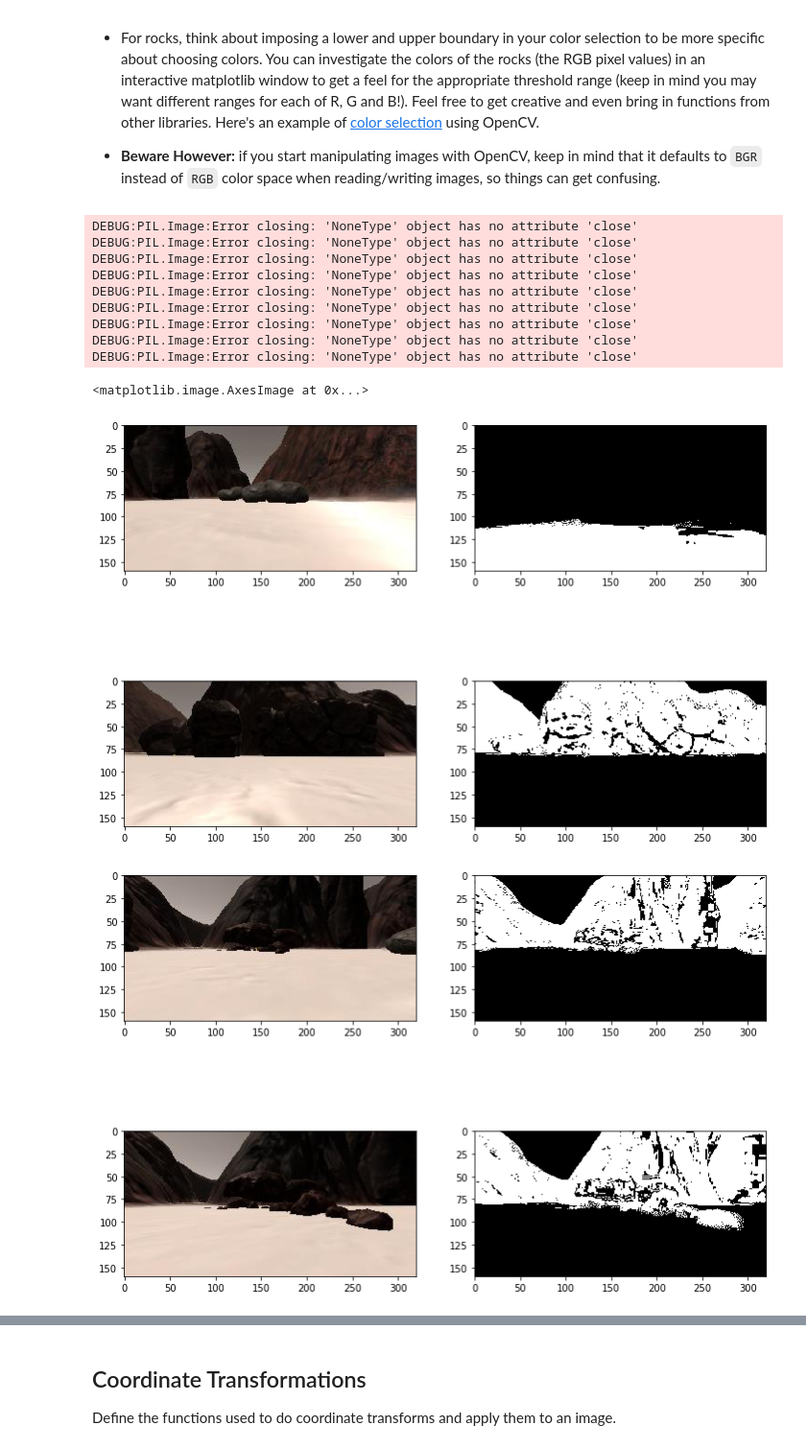
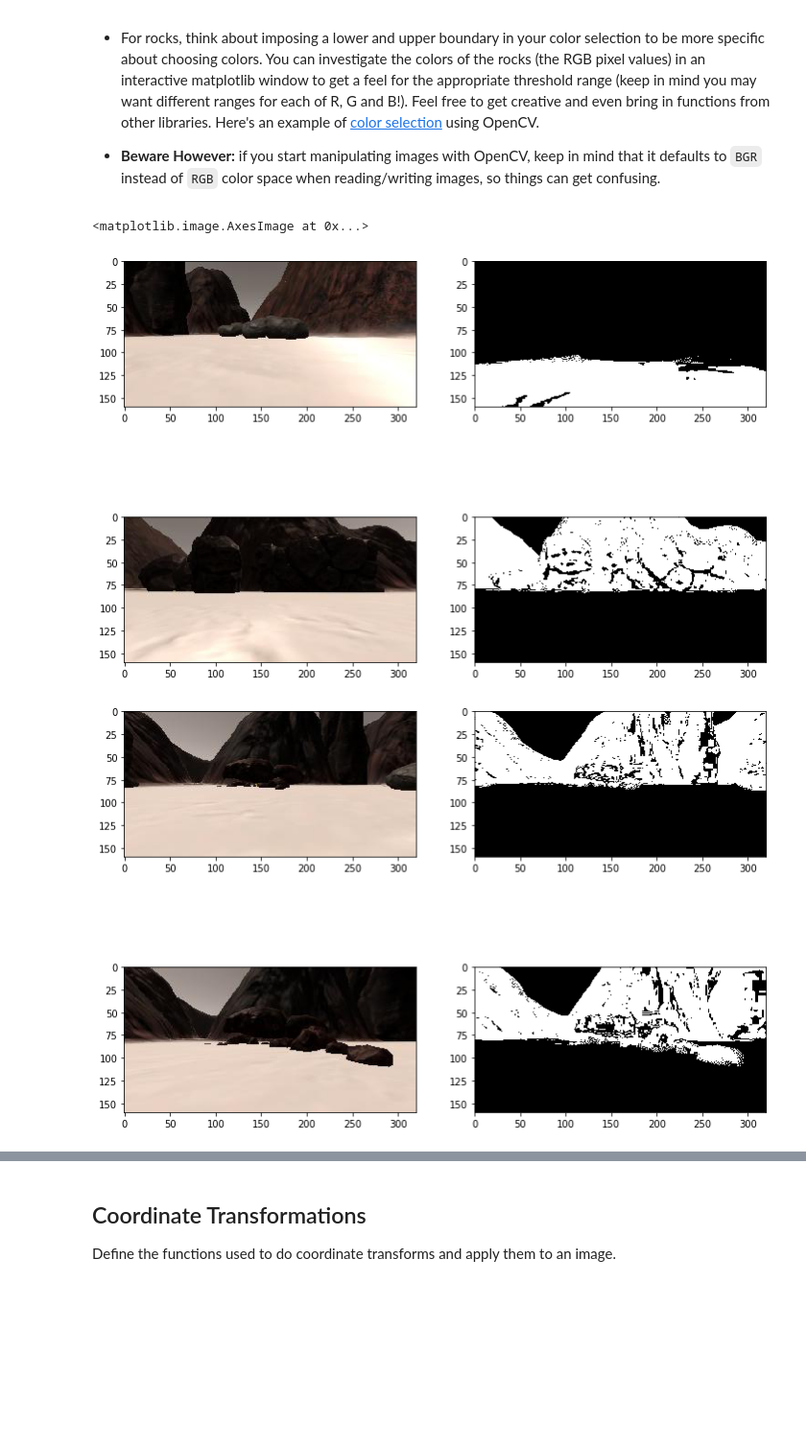
Before and after one commit to flores-jacob/RoboND-Rover-Project, a Jupyter notebook: code/Rover_Project_Test_Notebook.ipynb, the cells around one changed output, grey strips where cells are left out. Shown at 96% size. Saved outputs shown, nothing was run; the diff lists cells and outputs as text; code cells hidden in the pictures; blank space fills up the shorter version.

```diff
--- a/code/Rover_Project_Test_Notebook.ipynb
+++ b/code/Rover_Project_Test_Notebook.ipynb
@@ -607,7 +607,7 @@ obstacle_lower_range = (0, 0, 0)
 obstacle_upper_range = (100,100,100)
 
 nav_lower_range = (160, 160, 160)
-nav_upper_range = (256, 256, 256)
+nav_upper_range = (255, 255, 255)
 
 threshed_boulders = color_thresh_range(boulders, obstacle_lower_range, obstacle_upper_range)
 threshed_hanging_boulder = color_thresh_range(hanging_boulder, obstacle_lower_range, obstacle_upper_range)
@@ -634,44 +634,35 @@ fig2 = plt.figure(figsize=(12,9))
 plt.subplot(221)
 plt.imshow(hanging_boulder)
 plt.subplot(222)
 plt.imshow(threshed_hanging_boulder, cmap='gray')
 plt.subplot(223)
 plt.imshow(midroad_rocks)
 plt.subplot(224)
 plt.imshow(threshed_midroad_rocks, cmap='gray')
 
 fig3 = plt.figure(figsize=(12,9))
 plt.subplot(221)
 plt.imshow(light_rocks)
 plt.subplot(222)
 \
 plt.imshow(threshed_light_rocks, cmap='gray')
 plt.subplot(223)
 plt.imshow(no_left_wall)
 plt.subplot(224)
 plt.imshow(threshed_no_left_wall, cmap='gray')
 
 fig4 = plt.figure(figsize=(12,9))
 plt.subplot(221)
 plt.imshow(pass_through_boulders)
 plt.subplot(222)
 plt.imshow(threshed_pass_through_boulders, cmap='gray')
 plt.subplot(223)
 plt.imshow(invisible_stones)
 plt.subplot(224)
 plt.imshow(threshed_invisible_stones, cmap ='gray')
 # %% [output]
-DEBUG:PIL.Image:Error closing: 'NoneType' object has no attribute 'close'
-DEBUG:PIL.Image:Error closing: 'NoneType' object has no attribute 'close'
-DEBUG:PIL.Image:Error closing: 'NoneType' object has no attribute 'close'
-DEBUG:PIL.Image:Error closing: 'NoneType' object has no attribute 'close'
-DEBUG:PIL.Image:Error closing: 'NoneType' object has no attribute 'close'
-DEBUG:PIL.Image:Error closing: 'NoneType' object has no attribute 'close'
-DEBUG:PIL.Image:Error closing: 'NoneType' object has no attribute 'close'
-DEBUG:PIL.Image:Error closing: 'NoneType' object has no attribute 'close'
-DEBUG:PIL.Image:Error closing: 'NoneType' object has no attribute 'close'
+<matplotlib.image.AxesImage at 0x...>
-<matplotlib.image.AxesImage at 0x...>
-[figure, old version]
+[figure, new version]
 [figure]
 [figure]
 [figure]
```
Also changed, not shown: parts of 6 cells of this notebook, 1 other file.
